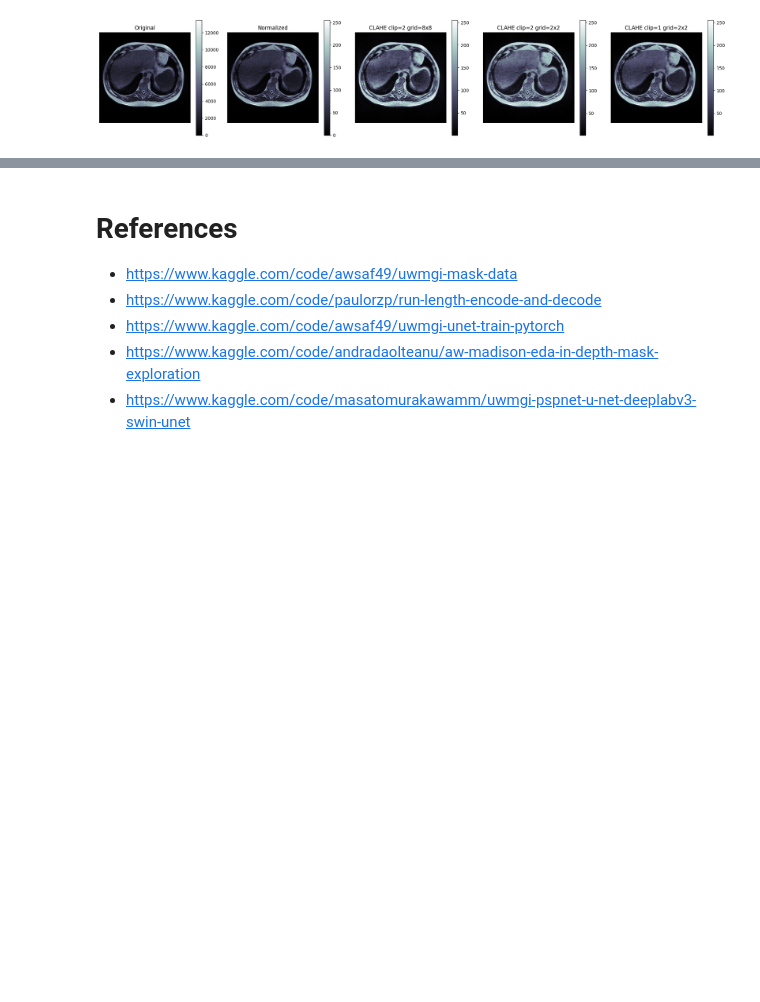
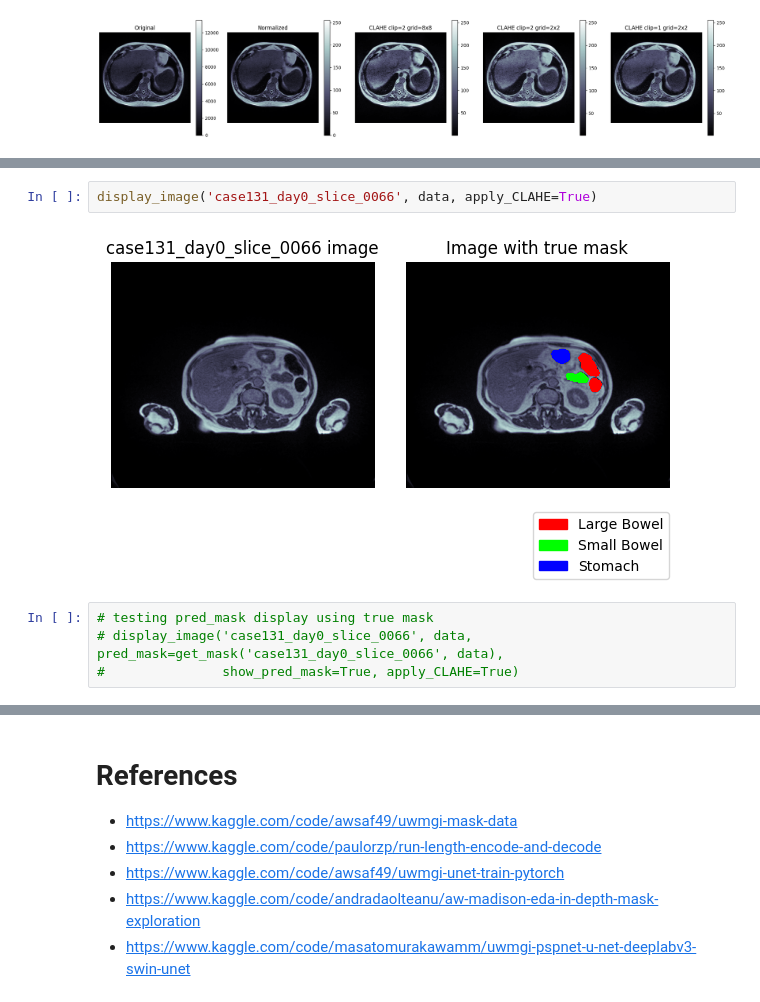
Before and after one commit to abhivij/GI-Tract-Image-Segmentation, a Jupyter notebook: gi-tract-image-segmentation.ipynb, the cells around one changed output, grey strips where cells are left out. Drawn from its saved outputs; the diff is of its cells as text; blank space fills up the shorter version.

```diff
--- a/gi-tract-image-segmentation.ipynb
+++ b/gi-tract-image-segmentation.ipynb
@@ -371,0 +426,8 @@ plt.show()
+# %%
+display_image('case131_day0_slice_0066', data, apply_CLAHE=True)
+# %% [output]
+[figure, added]
+# %%
+# testing pred_mask display using true mask
+# display_image('case131_day0_slice_0066', data, pred_mask=get_mask('case131_day0_slice_0066', data),
+#               show_pred_mask=True, apply_CLAHE=True)
```
Also changed, not shown: parts of 28 cells of this notebook.
